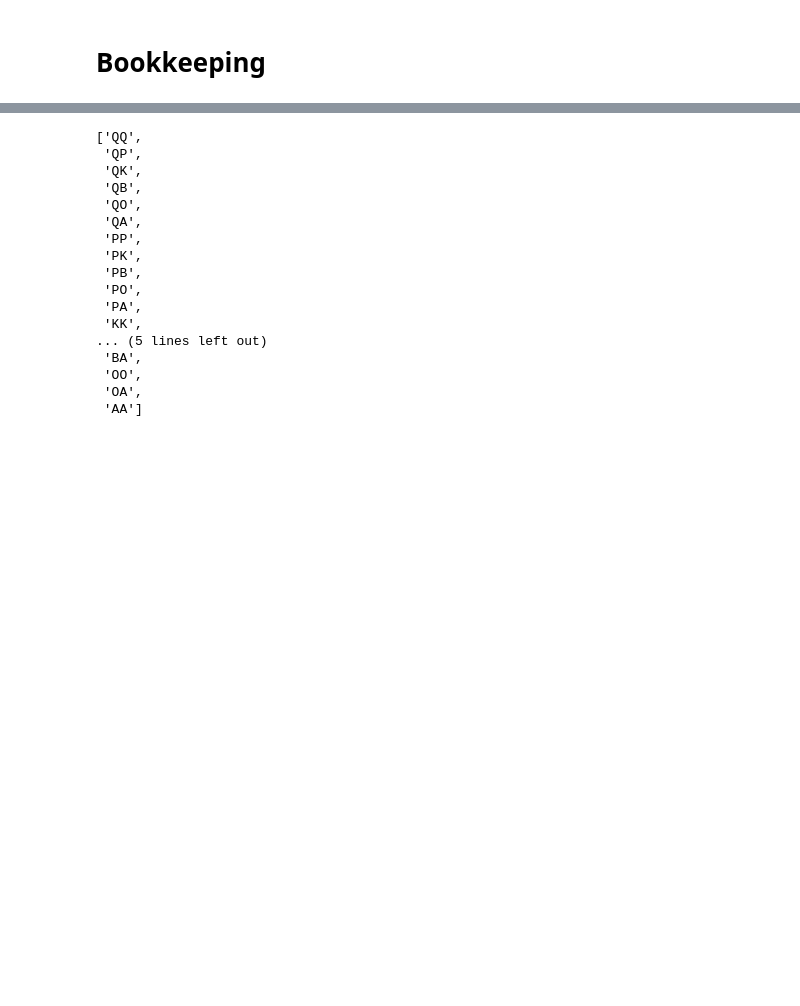
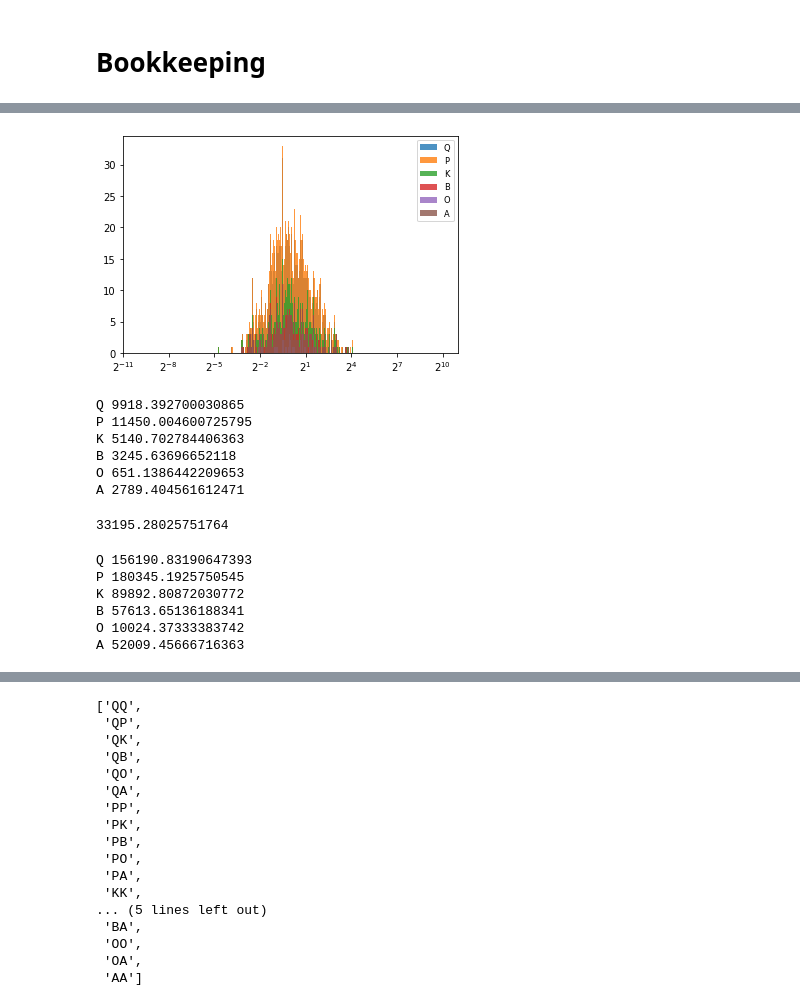
Before and after one commit to Complexio/sedgen, a Jupyter notebook: notebooks/bookkeeping.ipynb, the cells around one changed output, grey strips where cells are left out. Drawn from its saved outputs; the diff is of its cells as text; code cells hidden in the pictures; blank space fills up the shorter version.

```diff
--- a/notebooks/bookkeeping.ipynb
+++ b/notebooks/bookkeeping.ipynb
@@ -10,0 +186,32 @@ dataset = Input(["Q" ,"P", "K", "B", "O", "A"])
+# %%
+# Bins according to phi scale in quarters (in mm)
+# To Do: Make lower- and upper bin boundaries model parameters (and attributes)
+bins = [2.0**x for x in np.arange(-10, 10.01, 0.01)]
+# %%
+crystal_counts_binned = np.zeros((6, 2000))
+for i in range(6):
+    crystal_counts_binned[i], _ = np.histogram(crystal_sizes[i], bins=bins)
+# %%
+for i in range(6):
+    plt.hist(crystal_sizes[i], bins=bins, label=minerals[i], alpha=0.8)
+plt.gca().set_xscale('log', basex=2)
+plt.legend(fontsize='small')
+plt.show();
+# %% [output]
+[figure, added]
+# %%
+crystal_sizes_sum_total = 0
+for i in range(6):
+    print(minerals[i], crystal_sizes[i].sum())
+    crystal_sizes_sum_total += crystal_sizes[i].sum()
+# %% [output]
+Q 9918.392700030865
+P 11450.004600725795
+K 5140.702784406363
+B 3245.63696652118
+O 651.1386442209653
+A 2789.404561612471
+# %%
+crystal_sizes_sum_total
+# %% [output]
+33195.28025751764
@@ -10,0 +230,13 @@ dataset = Input(["Q" ,"P", "K", "B", "O", "A"])
+# %%
+crystal_sizes_volume_total = 0
+for i in range(6):
+    volumes = calculate_volume_sphere(crystal_sizes[i], diameter=True)
+    print(minerals[i], volumes.sum())
+    crystal_sizes_volume_total += volumes.sum()
+# %% [output]
+Q 156190.83190647393
+P 180345.1925750545
+K 89892.80872030772
+B 57613.65136188341
+O 10024.37333383742
+A 52009.45666716363
```
Also changed, not shown: parts of 185 cells of this notebook, 2 other files.
